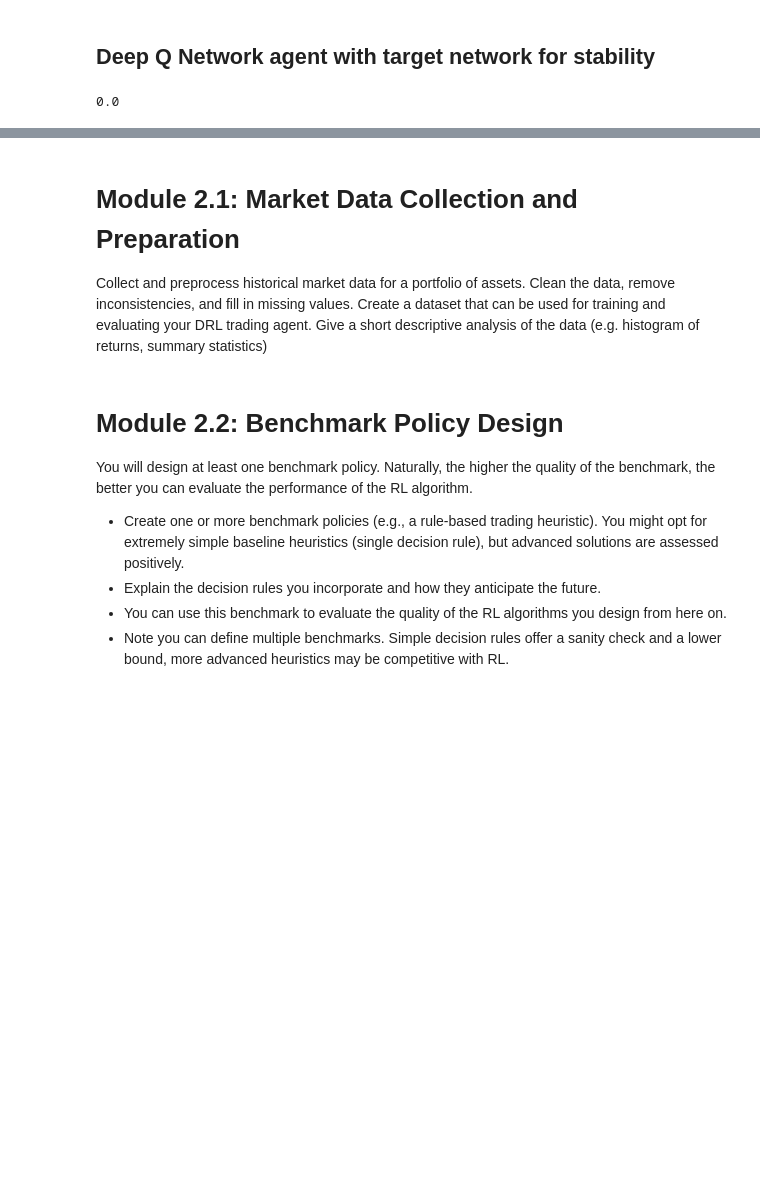
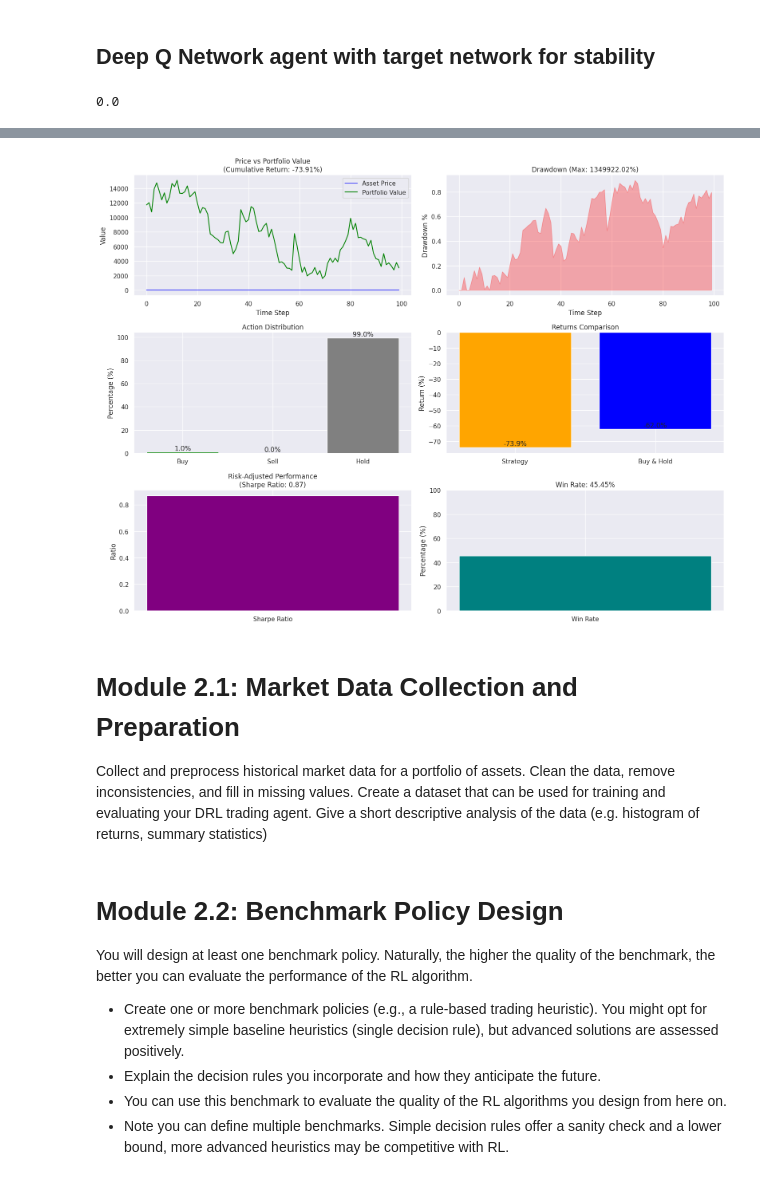
Before and after one commit to wrecka98/RL-Finance-Trading-Algo, a Jupyter notebook: trading-bot-Shell.ipynb, the cells around one changed output, grey strips where cells are left out. Drawn from its saved outputs; the diff is of its cells as text; code cells hidden in the pictures; blank space fills up the shorter version.

```diff
--- a/trading-bot-Shell.ipynb
+++ b/trading-bot-Shell.ipynb
@@ -741,0 +680,5 @@ Average Trade Size: $100.00
+# %%
+prices=[s[0] for s in test_data[:30]]
+prices
+
+##this appears as zero on the plot because prices are normalized, i.e. close to zero while portfolio returns are not!
@@ -741,0 +703,94 @@ Average Trade Size: $100.00
+# %%
+def plot_performance(test_states, portfolio_values, actions_taken, metrics):
+    """Enhanced visualization of agent performance"""
+    plt.figure(figsize=(16, 12))
+
+    # Price and portfolio value comparison
+    prices = [s[0] for s in test_states[:len(portfolio_values)]]
+    plt.subplot(3, 2, 1)
+    plt.plot(prices, label='Asset Price', alpha=0.7, color='blue')
+    plt.plot(portfolio_values, label='Portfolio Value', color='green')
+    plt.title(f'Price vs Portfolio Value\n(Cumulative Return: {metrics["cumulative_return"]:.2%})')
+    plt.xlabel('Time Step')
+    plt.ylabel('Value')
+    plt.legend()
+    plt.grid(True)
+
+    # Drawdown visualization
+    plt.subplot(3, 2, 2)
+    running_max = np.maximum.accumulate(portfolio_values)
+    drawdown = (running_max - portfolio_values) / running_max
+    plt.fill_between(range(len(drawdown)), drawdown, color='red', alpha=0.3)
+    plt.title(f'Drawdown (Max: {metrics["max_drawdown"]:.2%})')
+    plt.xlabel('Time Step')
+    plt.ylabel('Drawdown %')
+    plt.grid(True)
+
+    # Action distribution with percentages
+    plt.subplot(3, 2, 3)
+    action_names = ['Buy', 'Sell', 'Hold']
+    action_percents = [
+        metrics['action_distribution']['buy'] * 100,
+        metrics['action_distribution']['sell'] * 100,
+        metrics['action_distribution']['hold'] * 100
+    ]
+    bars = plt.bar(action_names, action_percents, color=['green', 'red', 'gray'])
+    plt.title('Action Distribution')
+    plt.ylabel('Percentage (%)')
+    for bar in bars:
+        height = bar.get_height()
+        plt.text(bar.get_x() + bar.get_width()/2., height,
+                f'{height:.1f}%', ha='center', va='bottom')
+    plt.grid(True, axis='y')
+
+    # Returns comparison
+    plt.subplot(3, 2, 4)
+    buy_hold_return = (prices[-1] - prices[0]) / prices[0]
+    returns_comparison = {
+        'Strategy': metrics['cumulative_return'] * 100,
+        'Buy & Hold': buy_hold_return * 100
+    }
+    bars = plt.bar(returns_comparison.keys(), returns_comparison.values(),
+                  color=['orange', 'blue'])
+    plt.title('Returns Comparison')
+    plt.ylabel('Return (%)')
+    for bar in bars:
+        height = bar.get_height()
+        plt.text(bar.get_x() + bar.get_width()/2., height,
+                f'{height:.1f}%', ha='center', va='bottom')
+    plt.grid(True, axis='y')
+
+    # Sharpe Ratio visualization
+    plt.subplot(3, 2, 5)
+    plt.bar(['Sharpe Ratio'], [metrics['sharpe_ratio']], color='purple')
+    plt.title(f'Risk-Adjusted Performance\n(Sharpe Ratio: {metrics["sharpe_ratio"]:.2f})')
+    plt.ylabel('Ratio')
+    plt.grid(True, axis='y')
+
+    # Win Rate visualization
+    plt.subplot(3, 2, 6)
+    plt.bar(['Win Rate'], [metrics['win_rate'] * 100], color='teal')
+    plt.title(f'Win Rate: {metrics["win_rate"]:.2%}')
+    plt.ylabel('Percentage (%)')
+    plt.ylim(0, 100)
+    plt.grid(True, axis='y')
+
+    plt.tight_layout()
+    plt.show()
+
+# Evaluation and reporting
+portfolio_values, actions_taken, metrics, _ = evaluate_agent(agent, test_data)
+
+print("\n=== Performance Metrics ===")
+print(f"Cumulative Return: {metrics['cumulative_return']:.2%}")
+print(f"Annualized Return: {metrics['annualized_return']:.2%}")
+print(f"Sharpe Ratio: {metrics['sharpe_ratio']:.2f}")
+print(f"Max Drawdown: {metrics['max_drawdown']:.2%}")
+print(f"Win Rate: {metrics['win_rate']:.2%}")
+print("\n=== Action Distribution ===")
+print(f"Buy: {metrics['action_distribution']['buy']:.2%}")
+print(f"Sell: {metrics['action_distribution']['sell']:.2%}")
+print(f"Hold: {metrics['action_distribution']['hold']:.2%}")
+
+plot_performance(test_data, portfolio_values, actions_taken, metrics)
+# %% [output]
@@ -742,3 +808,4 @@ Average Trade Size: $100.00
+[figure, added]
 # %% [markdown]
 # Module 2.1: Market Data Collection and Preparation
 Collect and preprocess historical market data for a portfolio of assets. Clean the data, remove inconsistencies, and fill in missing values. Create a dataset that can be used for training and evaluating your DRL trading agent.
```
Also changed, not shown: parts of 15 cells of this notebook.
